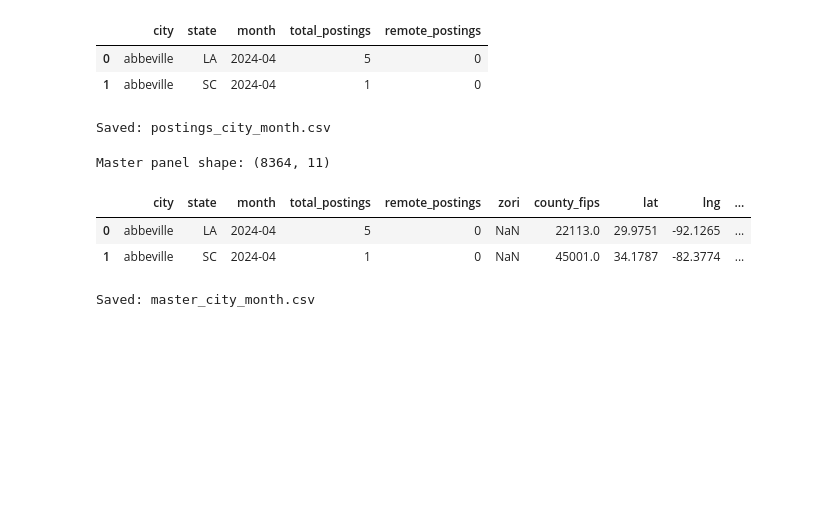
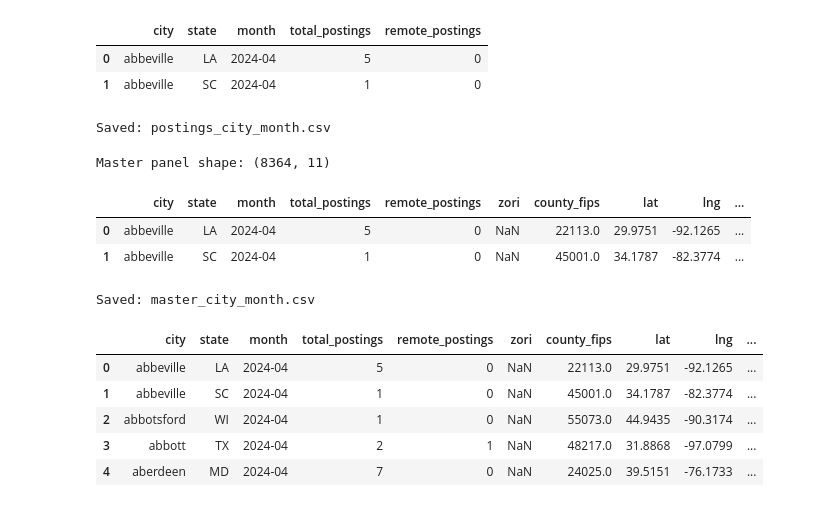
Before and after one commit to Ronilmuchandi/economics-of-remote-work-city-opportunity, a Jupyter notebook: notebooks/03a_city_reference_clean.ipynb, the cells around one changed output. Saved outputs shown, nothing was run; the diff lists cells and outputs as text; code cells hidden in the pictures; blank space fills up the shorter version.

```diff
--- a/notebooks/03a_city_reference_clean.ipynb
+++ b/notebooks/03a_city_reference_clean.ipynb
@@ -252,3 +252,14 @@ Master panel shape: (8364, 11)
 | 0 | abbeville | LA | 2024-04 | 5 | 0 | NaN | 22113.0 | 29.9751 | -92.1265 | ... |
 | 1 | abbeville | SC | 2024-04 | 1 | 0 | NaN | 45001.0 | 34.1787 | -82.3774 | ... |
 Saved: master_city_month.csv
+# %%
+import pandas as pd
+
+pd.read_csv("/content/drive/MyDrive/master_city_month.csv").head()
+# %% [output]
+|  | city | state | month | total_postings | remote_postings | zori | county_fips | lat | lng | ... |
+| 0 | abbeville | LA | 2024-04 | 5 | 0 | NaN | 22113.0 | 29.9751 | -92.1265 | ... |
+| 1 | abbeville | SC | 2024-04 | 1 | 0 | NaN | 45001.0 | 34.1787 | -82.3774 | ... |
+| 2 | abbotsford | WI | 2024-04 | 1 | 0 | NaN | 55073.0 | 44.9435 | -90.3174 | ... |
+| 3 | abbott | TX | 2024-04 | 2 | 1 | NaN | 48217.0 | 31.8868 | -97.0799 | ... |
+| 4 | aberdeen | MD | 2024-04 | 7 | 0 | NaN | 24025.0 | 39.5151 | -76.1733 | ... |
```
